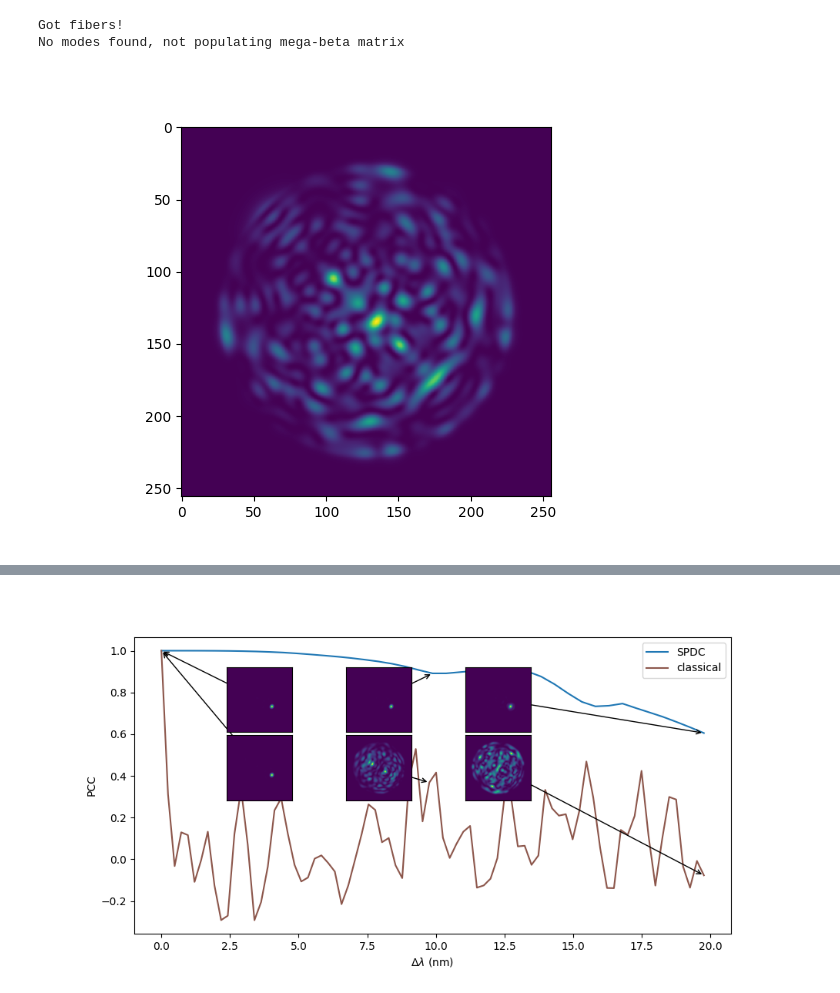
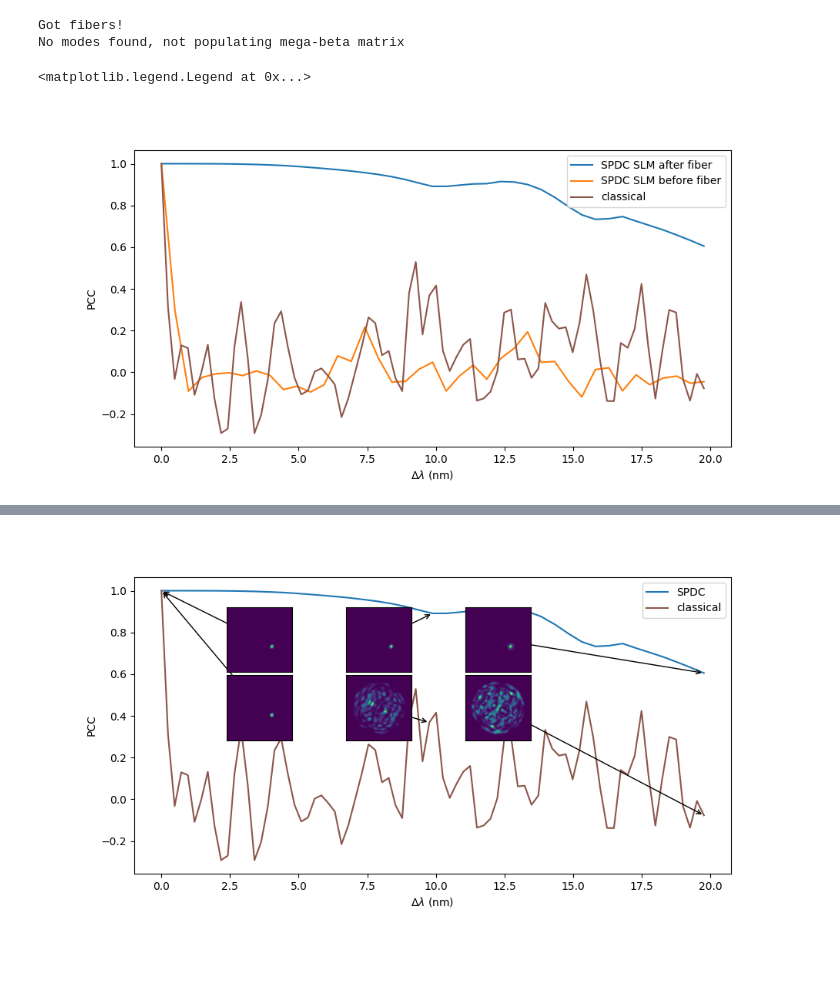
Before and after one commit to rubiaek/qdc2, a Jupyter notebook: qdc/mmf/generate_results.ipynb, the cells around one changed output, grey strips where cells are left out. Drawn from its saved outputs; the diff is of its cells as text; code cells hidden in the pictures; blank space fills up the shorter version.

Commit message:
more or less done focusing things

```diff
--- a/qdc/mmf/generate_results.ipynb
+++ b/qdc/mmf/generate_results.ipynb
@@ -354,14 +354,22 @@ Got fibers!
 No modes found, not populating mega-beta matrix
 # %%
 # Get input phases for focusing
-from qdc.mmf.focusing_inputs import get_required_input_SPDC, get_required_input_classical, get_required_input_SPDC_before_fiber
+from qdc.mmf.focusing_inputs import get_required_input_SPDC, get_required_input_classical, get_required_input_SPDC_before_fiber, get_required_input_SPDC_before_fiber2
 focus_size = 0.8
 gaussian_input_size = 0.6
 X0 = 12
 Y0 = 7
 i_middle = len(mwf.fibers) // 2
-required_input_SPDC = get_required_input_SPDC(mwf.fibers[i_middle], focus_size, X0, Y0)
-overlap_SPDC_SLM_before_fiber = get_required_input_SPDC_before_fiber(mwf.fibers[i_middle], focus_size, X0, Y0, X0, Y0, gaussian_input_size)
+f_mid = mwf.fibers[i_middle]
+
+required_input_SPDC = get_required_input_SPDC(f_mid, focus_size, X0, Y0)
+
+n_random_phases = f_mid.Nmodes*2//3
+random_phases = np.exp(1j*np.random.uniform(0, 2*np.pi, n_random_phases))
+f_mid.set_input_random_modes(start_mode=0, end_mode=n_random_phases, phases=random_phases)
+input_profile = f_mid.profile_0
+overlap_SPDC_SLM_before_fiber = get_required_input_SPDC_before_fiber2(f_mid, focus_size, X0, Y0, input_profile)
+
 required_input_classical = get_required_input_classical(mwf.fibers[0], focus_size, X0, Y0)
 # %%
 # Visualize  required input and actual realistic input (Gaussian with phases)
@@ -380,38 +388,8 @@ plt.figure()
 plt.imshow(colorize(exp.mwf.fibers[0].profile_0.reshape(npoints, npoints)))
 plt.title('actual input')
 plt.show()
-# %%
-# Test SLM2 logic
-overlap_SPDC_SLM_before_fiber = get_required_input_SPDC_before_fiber(mwf.fibers[i_middle], focus_size, X0, Y0, X0, Y0, gaussian_input_size)
-
-exp = QDCMMFExperiment(mwf, free_mode_matrix=free_mode_matrix)
-exp._set_PCC_slice(n_pixels_diameter=n_pixels_diameter)
-exp.input_slm_phases = False
-exp.use_slm2_phases = True
-exp.slm2_phases = np.angle(overlap_SPDC_SLM_before_fiber) / 2  # divide by 2 since we have two passages through SLM2
-exp.g_params = np.array([gaussian_input_size, X0, Y0, 0.0, 0.0])
-
-i_middle = len(exp.mwf.fibers) // 2
-f_mid = exp.mwf.fibers[i_middle]
-exp.set_input(f_mid)
-E_end0 = f_mid.propagate(show=False, free_mode_matrix=False)
-
-E_end0 = E_end0 * np.exp(1j * exp.slm2_phases * exp.mwf.wl0 / f_mid.wl)
-E_mid = E_end0 * np.exp(1j * exp.slm2_phases * exp.mwf.wl0 / f_mid.wl)
-# E_mid = E_end0 * np.exp(1j * exp.slm2_phases)
-
-# Then back into the same fiber
-f_mid.profile_0 = E_mid
-E_end = f_mid.propagate(show=False, free_mode_matrix=exp.free_mode_matrix)
-I_end = np.abs(E_end) ** 2
-
-plt.figure()
-plt.imshow(I_end.reshape(npoints, npoints))
-plt.show()
-# %% [output]
-[figure, removed]
 # %%
-# Run SPDC experiment - SLM after fiber
+# # Run SPDC experiment - SLM after fiber
 exp = QDCMMFExperiment(mwf, free_mode_matrix=free_mode_matrix)
 exp._set_PCC_slice(n_pixels_diameter=n_pixels_diameter)
 exp.input_slm_phases = True
@@ -423,13 +401,26 @@ exp = QDCMMFExperiment(mwf, free_mode_matrix=free_mode_matrix)
 exp._set_PCC_slice(n_pixels_diameter=n_pixels_diameter)
 exp.input_slm_phases = False
 exp.use_slm2_phases = True
-exp.slm2_phases = np.angle(overlap_SPDC_SLM_before_fiber) / 2  # divide by 2 since we have two passages through SLM2
-exp.g_params = [np.array([gaussian_input_size, X0, Y0, 0.0, 0.0])]
+exp.slm2_phases = np.angle(overlap_SPDC_SLM_before_fiber) / 2
+exp.excite_modes = [0, n_random_phases]
+exp.random_mode_phases = random_phases
 spdc_dl2, spdc_pccs2, spdc_incoherent_sum2, spdc_output_fields2 = exp.get_SPDC_PCCs(dz=0, get_output_fields=True)
 
-# Run classical experiment
+# # Run classical experiment
 exp = QDCMMFExperiment(mwf, free_mode_matrix=free_mode_matrix)
 exp._set_PCC_slice(n_pixels_diameter=n_pixels_diameter)
 exp.input_slm_phases = True
 exp.slm_phases = np.angle(required_input_classical)
 classical_dl, classical_pccs, classical_incoherent_sum, classical_output_fields = exp.get_classical_PCCs(get_output_fields=True)
+# %%
+fig, ax = plt.subplots(figsize=(10, 5))
+ax.plot(dl*1e3, pccs, label='SPDC SLM after fiber')
+ax.plot(spdc_dl2*1e3, spdc_pccs2, label='SPDC SLM before fiber')
+ax.plot(classical_dl*1e3, classical_pccs, label='classical', color='#8c564b')
+ax.legend()
+ax.set_xlabel(r'$\Delta \lambda$ (nm)')
+ax.set_ylabel('PCC')
+ax.legend()
+# %% [output]
+<matplotlib.legend.Legend at 0x...>
+[figure, added]
```
Also changed, not shown: parts of 3 cells of this notebook, 2 other files.
